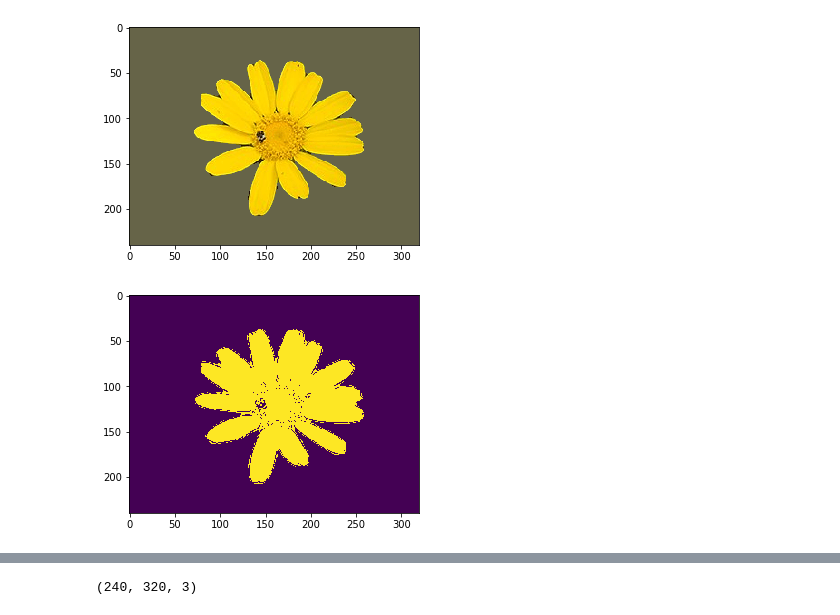
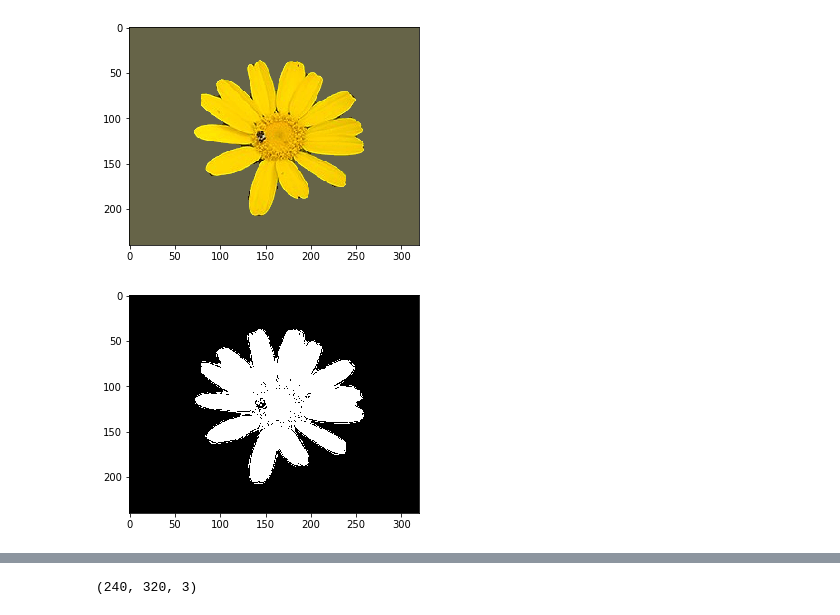
Before and after one commit to sameersiddiqui3540/SameerSiddiqui-Charismatic_Computer-Vision-Archive, a Jupyter notebook: Basic Image Processing/Flower Image Mask.ipynb, the cells around one changed output, grey strips where cells are left out. Drawn from its saved outputs; the diff is of its cells as text; code cells hidden in the pictures.

Commit message:
Updated Image masking notebook

```diff
--- a/Basic Image Processing/Flower Image Mask.ipynb
+++ b/Basic Image Processing/Flower Image Mask.ipynb
@@ -6,7 +5,7 @@ import cv2
 
 %matplotlib inline
 # %%
-image = cv2.imread('./leaf.png')
+image = cv2.imread('../yellow_flower.png')
 
 plt.imshow(image)
 
@@ -24,12 +23,12 @@ plt.show()
 # %%
 image_copy = np.copy(rgb_image)
 
 lower = np.array([0,0,0])
 upper = np.array([255,255,30])
 
 mask = cv2.inRange(image_copy,lower,upper)
 
-plt.imshow(mask)
+plt.imshow(mask,cmap='gray')
 plt.show()
 # %% [output]
-[figure, old version]
+[figure, new version]
```
Also changed, not shown: parts of 3 cells of this notebook.
